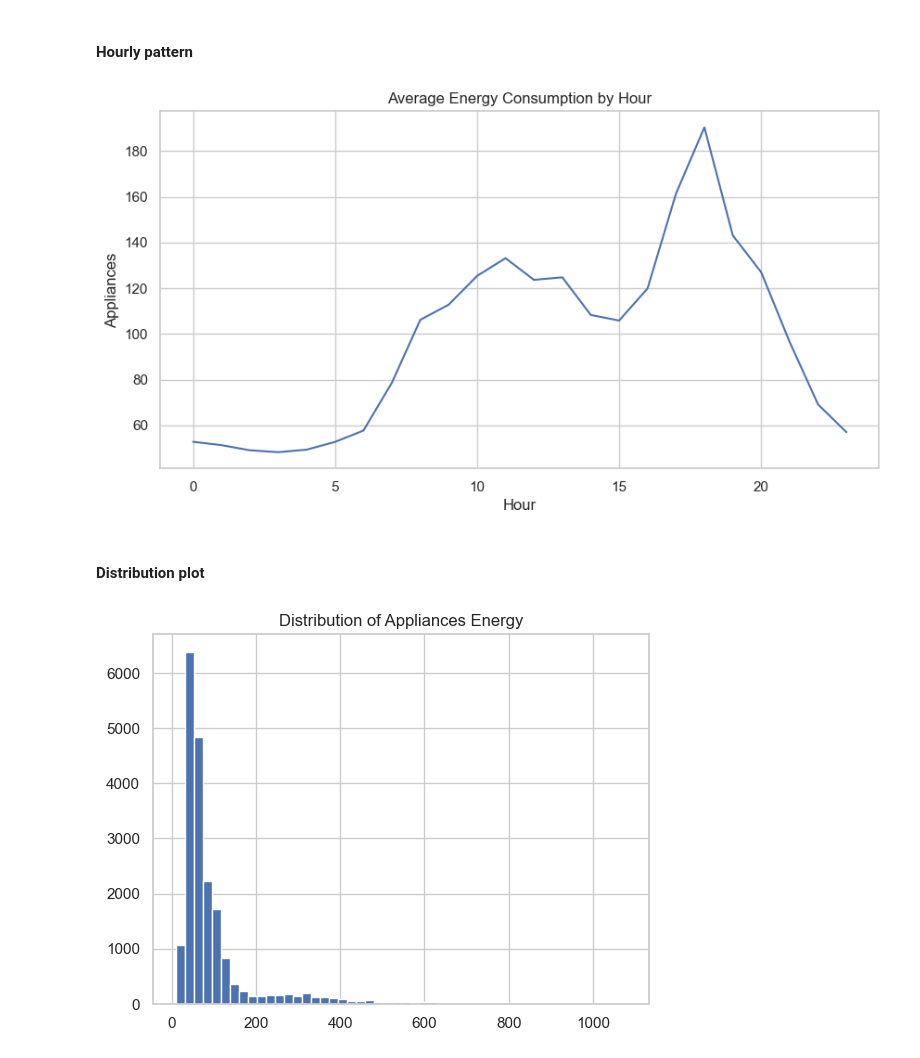
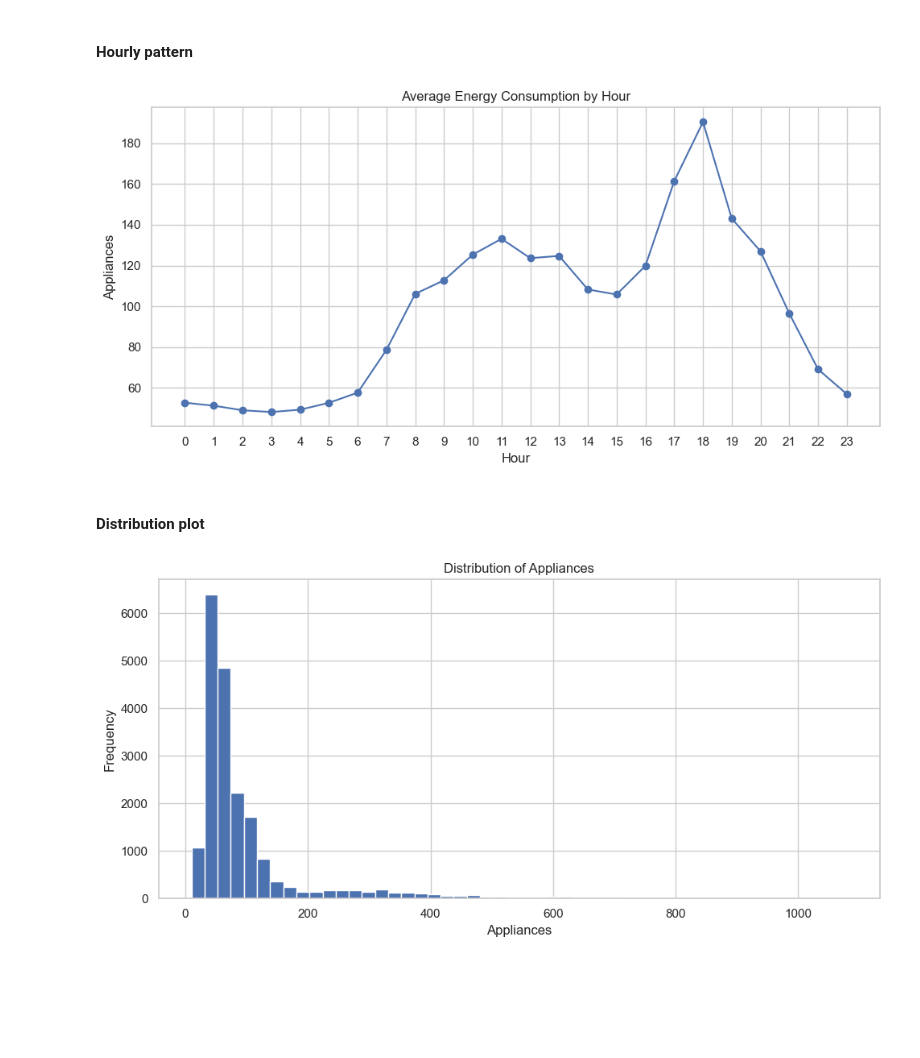
Before and after one commit to Induwara049/energy-forecast, a Jupyter notebook: notebooks/01_eda.ipynb, the cells around one changed output. Cells and saved outputs as stored; diff of their text form; code cells hidden in the pictures; blank space fills up the shorter version.

Commit message:
update eda notebook to save plots

```diff
--- a/notebooks/01_eda.ipynb
+++ b/notebooks/01_eda.ipynb
@@ -142,28 +156,20 @@ plot_boxplots_for_selected_columns(energy_df, selected_columns)
 # %% [markdown]
 #### Hourly pattern
 # %%
-# Extract hour from datetime index
-energy_df['hour'] = energy_df.index.hour
-
-# Compute average per hour
-hourly_avg = energy_df.groupby('hour')['Appliances'].mean()
-
-# Plot
-import matplotlib.pyplot as plt
-
-plt.figure(figsize=(10,5))
-plt.plot(hourly_avg.index, hourly_avg.values)
-plt.title("Average Energy Consumption by Hour")
-plt.xlabel("Hour")
-plt.ylabel("Appliances")
-plt.show()
+plot_average_energy_by_hour(
+    energy_df,
+    "Appliances",
+    "average_energy_by_hour.png"
+)
 # %% [output]
-[figure, old version]
+[figure, new version]
 # %% [markdown]
 #### Distribution plot
 # %%
-energy_df['Appliances'].hist(bins=50)
-plt.title("Distribution of Appliances Energy")
-plt.show()
+plot_target_distribution(
+    energy_df,
+    "Appliances",
+    "appliances_distribution.png"
+)
 # %% [output]
-[figure, old version]
+[figure, new version]
```
Also changed, not shown: parts of 4 cells of this notebook.
